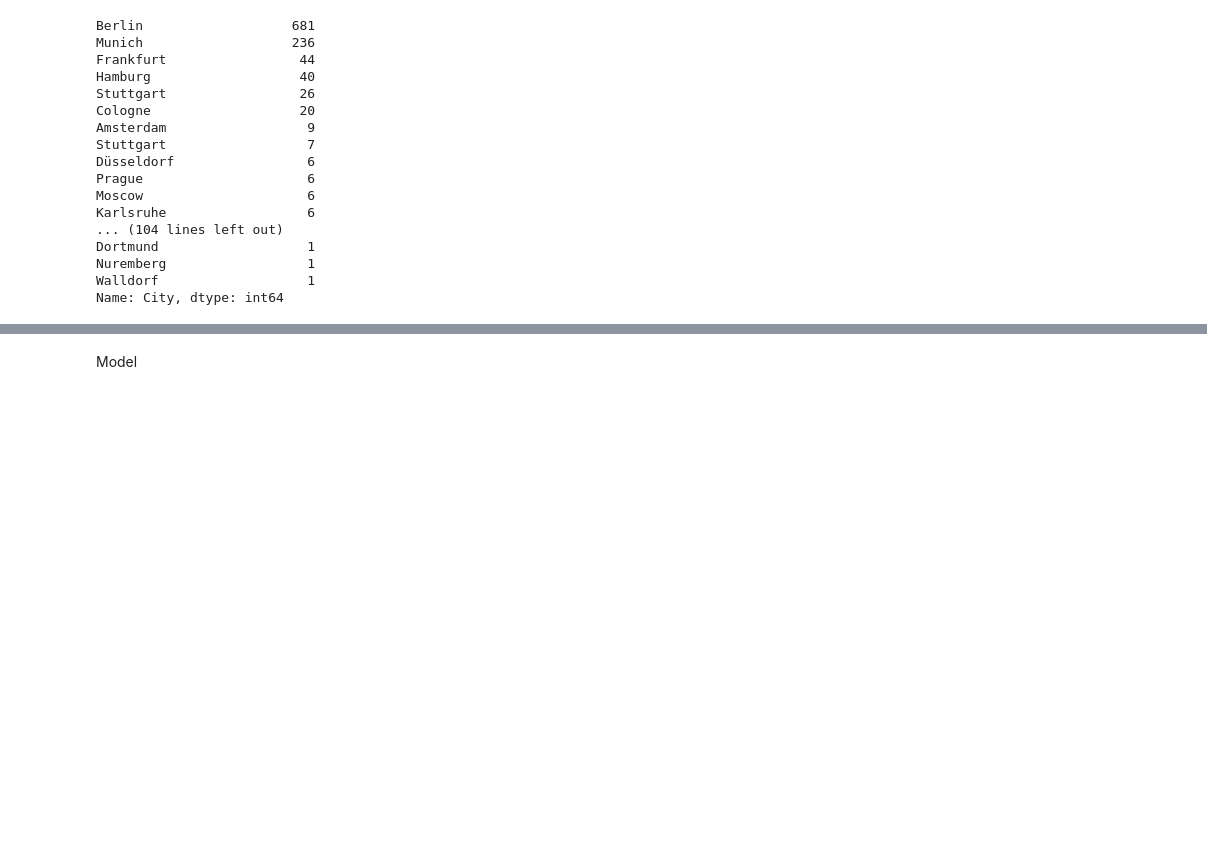
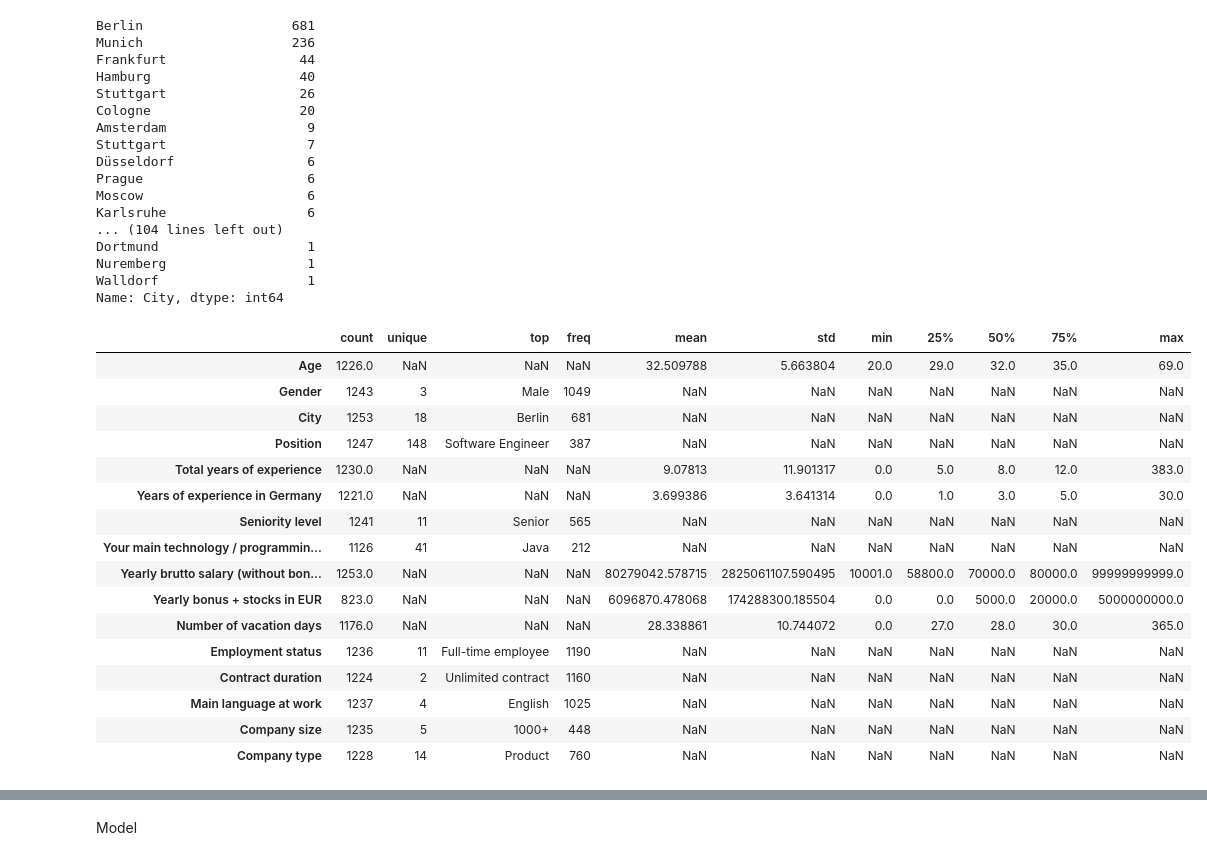
Before and after one commit to allyryry/3950_Asn2_Regression, a Jupyter notebook: assignment_2_start.ipynb, the cells around one changed output, grey strips where cells are left out. Saved outputs shown, nothing was run; the diff lists cells and outputs as text; code cells hidden in the pictures; blank space fills up the shorter version.

```diff
--- a/assignment_2_start.ipynb
+++ b/assignment_2_start.ipynb
@@ -81,3 +99,6 @@ df = df.drop(columns='Timestamp')
+# %%
+df = df.drop(columns='Timestamp')
+df = df.drop(columns='Other technologies/programming languages you use often') #this is redundant with because of the main tech column
 # %%
 df.info()
 # %% [output]
@@ -285,13 +306,3 @@ Intern
 Full-time position, part-time position, & self-employed (freelancing, tutoring)       1
 full-time, but 32 hours per week (it was my request, I'm a student)                   1
 Name: Employment status, dtype: int64
-# %%
-df['Employment status'].replace('Founder', 'Full-time employee', inplace=True)
-df['Employment status'].replace('Other', 'Full-time employee', inplace=True)
-df['Employment status'].replace('Working Student', 'Part-time employee', inplace=True)
-df['Employment status'].replace('working student', 'Part-time employee', inplace=True)
-df['Employment status'].replace('Company Director', 'Full-time employee', inplace=True)
-df['Employment status'].replace('Werkstudent', 'Part-time employee', inplace=True)
-df['Employment status'].replace('Intern', 'Part-time employee', inplace=True)
-df['Employment status'].replace('Full-time position, part-time position, & self-employed (freelancing, tutoring)', 'Full-time employee', inplace=True)
-df['Employment status'].replace("full-time, but 32 hours per week (it was my request, I'm a student)", 'Part-time employee', inplace=True)
@@ -364,6 +356,7 @@ Pascal, VB.NET, C#                                                1
 Name: Your main technology / programming language, dtype: int64
 # %%
 df['Your main technology / programming language']. replace('JavaScript', 'JavaScript', inplace=True)
+df['Your main technology / programming language']. replace('Typescript', 'JavaScript', inplace=True)
 df['Your main technology / programming language']. replace('ABAP', 'Other', inplace=True)
 df['Your main technology / programming language']. replace('Elixir', 'Other', inplace=True)
 df['Your main technology / programming language']. replace('QA', 'Other', inplace=True)
@@ -627,6 +614,7 @@ Name: Seniority level, dtype: int64
 # %%
 
 df['Seniority level'].replace('Student', 'Entry level', inplace=True)
+df['Seniority level'].replace('student', 'Entry level', inplace=True)
 df['Seniority level'].replace('intern', 'Entry level', inplace=True)
 df['Seniority level'].replace('Intern', 'Entry level', inplace=True)
 df['Seniority level'].replace('Working Student', 'Entry level', inplace=True)
@@ -991,3 +823,23 @@ df['City'].replace('Cracow', 'Other', inplace=True)
 df['City'].replace('Dortmund', 'Other', inplace=True)
 df['City'].replace('Nuremberg', 'Other', inplace=True)
 df['City'].replace('Walldorf', 'Other', inplace=True)
+# %%
+df.describe(include='all').T
+# %% [output]
+|  | count | unique | top | freq | mean | std | min | 25% | 50% | 75% | max |
+| Age | 1226.0 | NaN | NaN | NaN | 32.509788 | 5.663804 | 20.0 | 29.0 | 32.0 | 35.0 | 69.0 |
+| Gender | 1243 | 3 | Male | 1049 | NaN | NaN | NaN | NaN | NaN | NaN | NaN |
+| City | 1253 | 18 | Berlin | 681 | NaN | NaN | NaN | NaN | NaN | NaN | NaN |
+| Position | 1247 | 148 | Software Engineer | 387 | NaN | NaN | NaN | NaN | NaN | NaN | NaN |
+| Total years of experience | 1230.0 | NaN | NaN | NaN | 9.07813 | 11.901317 | 0.0 | 5.0 | 8.0 | 12.0 | 383.0 |
+| Years of experience in Germany | 1221.0 | NaN | NaN | NaN | 3.699386 | 3.641314 | 0.0 | 1.0 | 3.0 | 5.0 | 30.0 |
+| Seniority level | 1241 | 11 | Senior | 565 | NaN | NaN | NaN | NaN | NaN | NaN | NaN |
+| Your main technology / programmin... | 1126 | 41 | Java | 212 | NaN | NaN | NaN | NaN | NaN | NaN | NaN |
+| Yearly brutto salary (without bon... | 1253.0 | NaN | NaN | NaN | 80279042.578715 | 2825061107.590495 | 10001.0 | 58800.0 | 70000.0 | 80000.0 | 99999999999.0 |
+| Yearly bonus + stocks in EUR | 823.0 | NaN | NaN | NaN | 6096870.478068 | 174288300.185504 | 0.0 | 0.0 | 5000.0 | 20000.0 | 5000000000.0 |
+| Number of vacation days | 1176.0 | NaN | NaN | NaN | 28.338861 | 10.744072 | 0.0 | 27.0 | 28.0 | 30.0 | 365.0 |
+| Employment status | 1236 | 11 | Full-time employee | 1190 | NaN | NaN | NaN | NaN | NaN | NaN | NaN |
+| Сontract duration | 1224 | 2 | Unlimited contract | 1160 | NaN | NaN | NaN | NaN | NaN | NaN | NaN |
+| Main language at work | 1237 | 4 | English | 1025 | NaN | NaN | NaN | NaN | NaN | NaN | NaN |
+| Company size | 1235 | 5 | 1000+ | 448 | NaN | NaN | NaN | NaN | NaN | NaN | NaN |
+| Company type | 1228 | 14 | Product | 760 | NaN | NaN | NaN | NaN | NaN | NaN | NaN |
```
Also changed, not shown: parts of 15 cells of this notebook.
